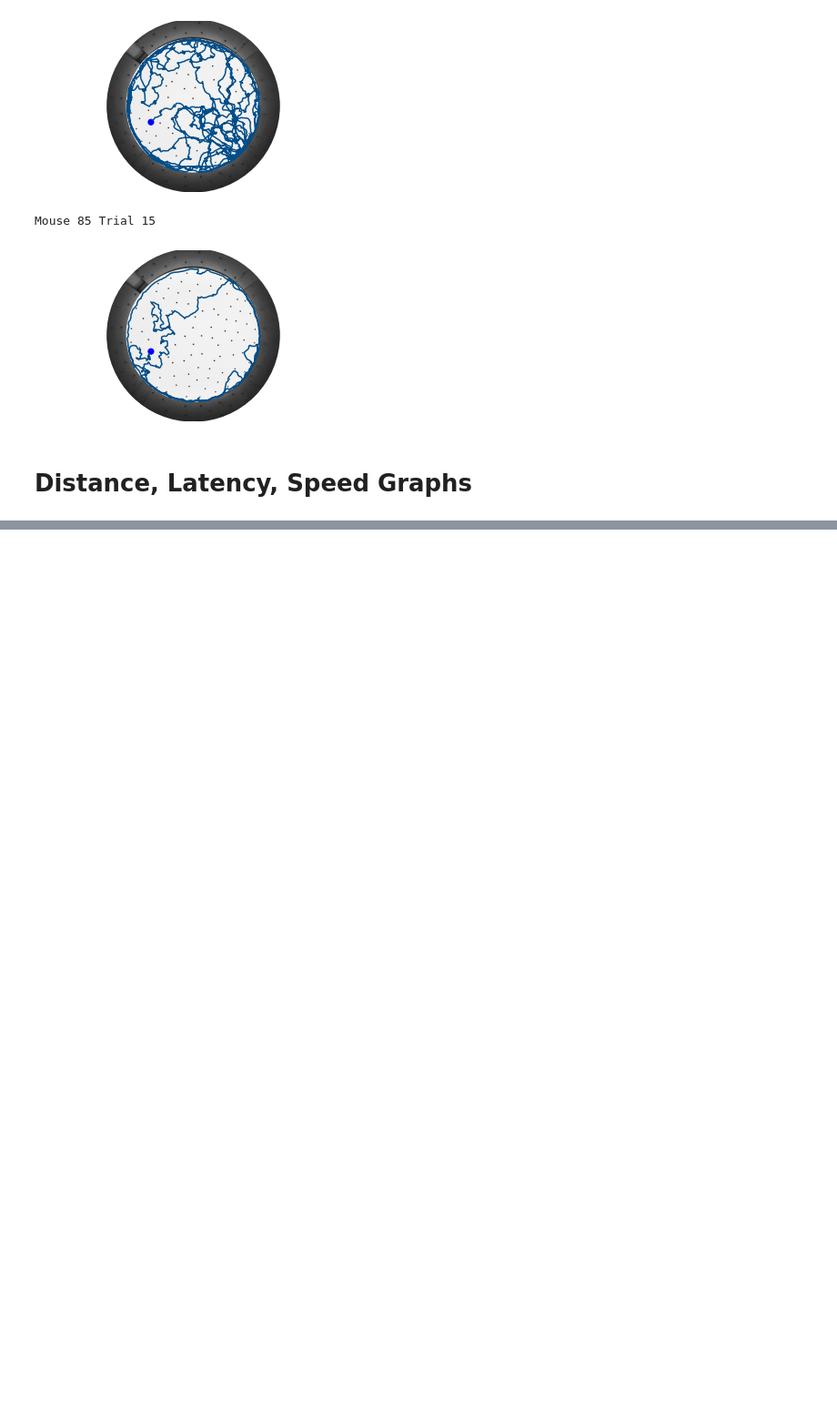
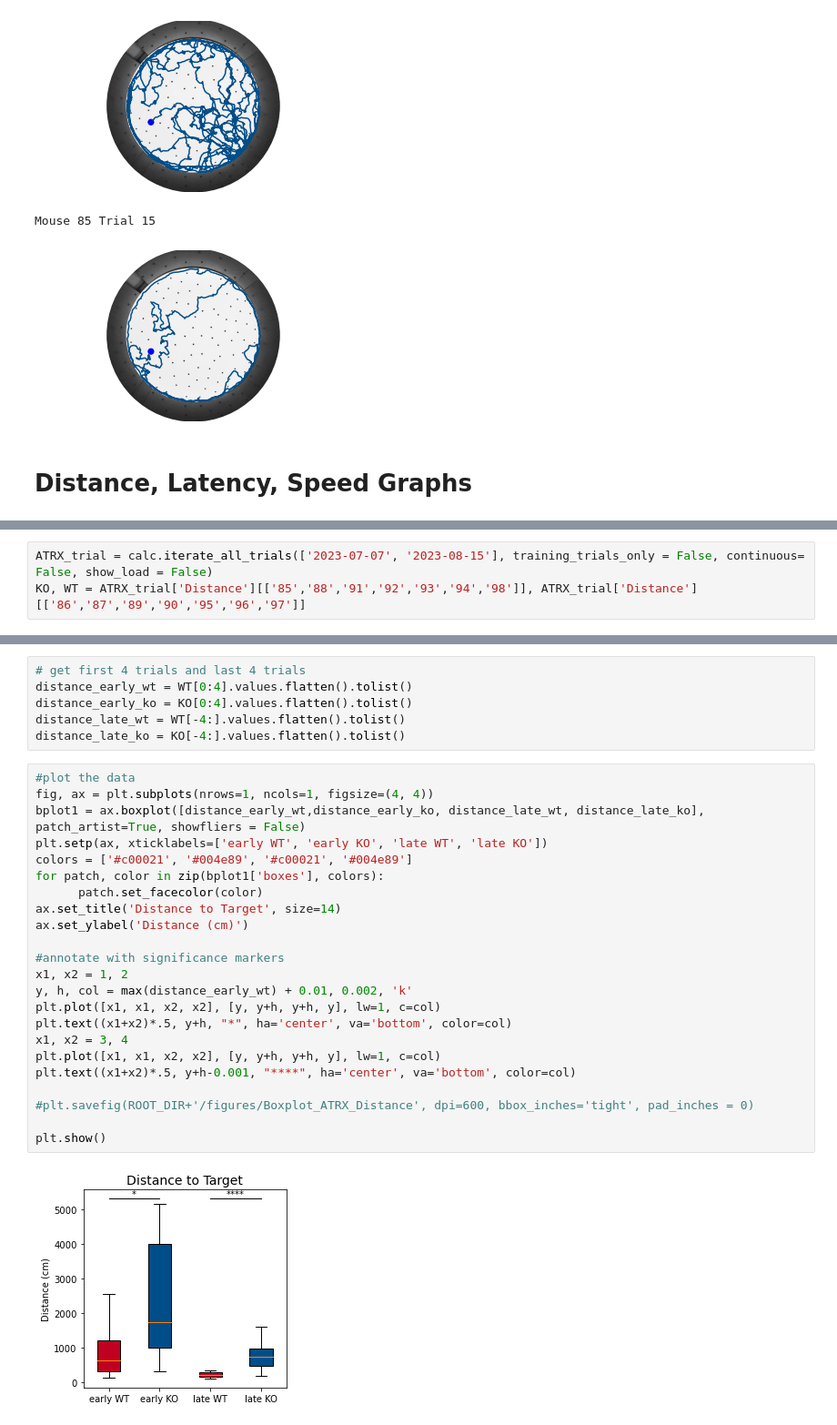
Before and after one commit to avalitor/EthovisionPathAnalysis_HDF5, a Jupyter notebook: figures_ATRX-KO-JohnAlex.ipynb, the cells around one changed output, grey strips where cells are left out. Shown: that part at 91% size. Saved outputs shown, nothing was run; the diff lists cells and outputs as text; blank space fills up the shorter version.

```diff
--- a/figures_ATRX-KO-JohnAlex.ipynb
+++ b/figures_ATRX-KO-JohnAlex.ipynb
@@ -261,0 +319,3 @@ WARNING ::: Target Never Reached
+# %%
+ATRX_trial = calc.iterate_all_trials(['2023-07-07', '2023-08-15'], training_trials_only = False, continuous= False, show_load = False)
+KO, WT = ATRX_trial['Distance'][['85','88','91','92','93','94','98']], ATRX_trial['Distance'][['86','87','89','90','95','96','97']]
@@ -261,0 +326,31 @@ WARNING ::: Target Never Reached
+# %%
+# get first 4 trials and last 4 trials
+distance_early_wt = WT[0:4].values.flatten().tolist()
+distance_early_ko = KO[0:4].values.flatten().tolist()
+distance_late_wt = WT[-4:].values.flatten().tolist()
+distance_late_ko = KO[-4:].values.flatten().tolist()
+# %%
+#plot the data
+fig, ax = plt.subplots(nrows=1, ncols=1, figsize=(4, 4))
+bplot1 = ax.boxplot([distance_early_wt,distance_early_ko, distance_late_wt, distance_late_ko], patch_artist=True, showfliers = False)
+plt.setp(ax, xticklabels=['early WT', 'early KO', 'late WT', 'late KO'])
+colors = ['#c00021', '#004e89', '#c00021', '#004e89']
+for patch, color in zip(bplot1['boxes'], colors):
+      patch.set_facecolor(color)
+ax.set_title('Distance to Target', size=14)
+ax.set_ylabel('Distance (cm)')
+
+#annotate with significance markers
+x1, x2 = 1, 2
+y, h, col = max(distance_early_wt) + 0.01, 0.002, 'k'
+plt.plot([x1, x1, x2, x2], [y, y+h, y+h, y], lw=1, c=col)
+plt.text((x1+x2)*.5, y+h, "*", ha='center', va='bottom', color=col)
+x1, x2 = 3, 4
+plt.plot([x1, x1, x2, x2], [y, y+h, y+h, y], lw=1, c=col)
+plt.text((x1+x2)*.5, y+h-0.001, "****", ha='center', va='bottom', color=col)
+
+#plt.savefig(ROOT_DIR+'/figures/Boxplot_ATRX_Distance', dpi=600, bbox_inches='tight', pad_inches = 0)
+
+plt.show()
+# %% [output]
+[figure, added]
```
Also changed, not shown: parts of 6 cells of this notebook, 6 other files.
